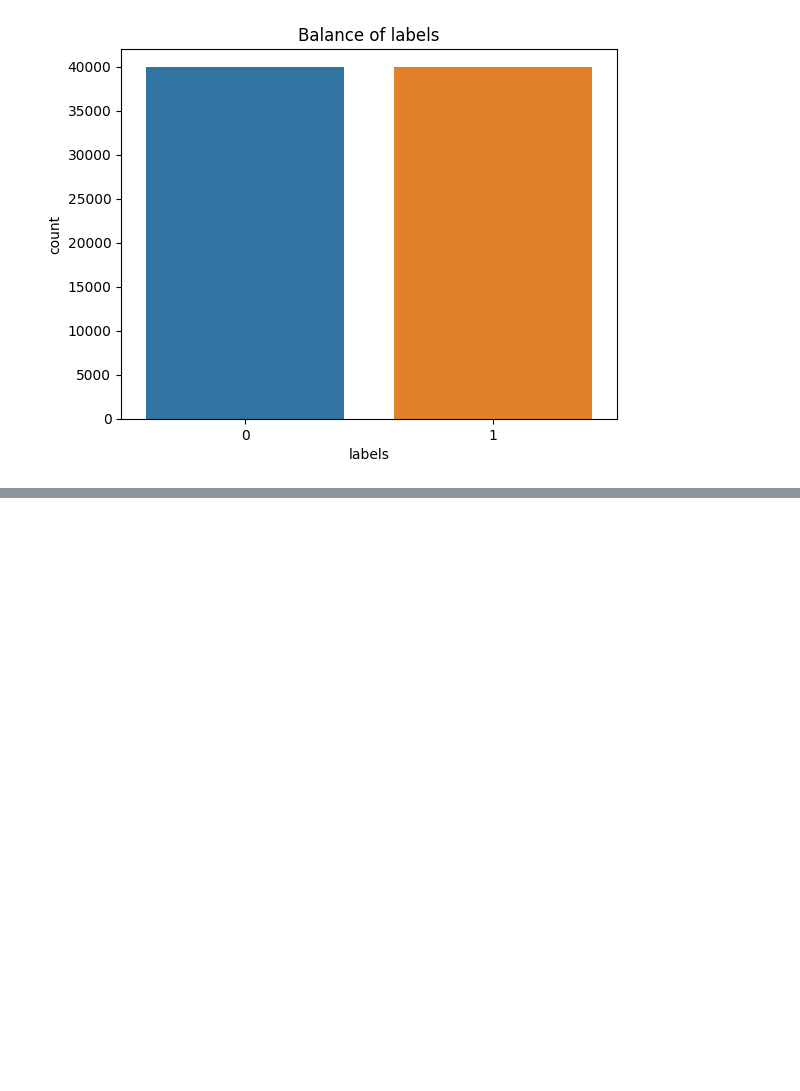
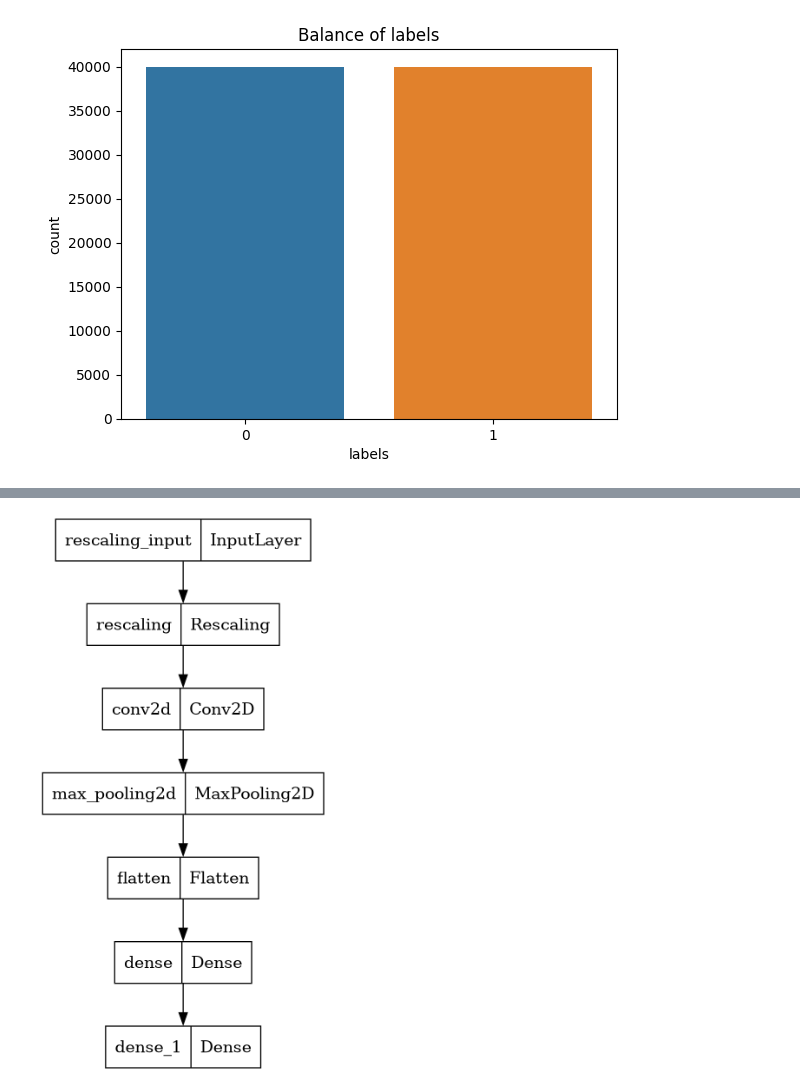
Before and after one commit to Venchislav/Neural-Networks, a Jupyter notebook: CV/cifake-cnn.ipynb, the cells around one changed output, grey strips where cells are left out. Cells and saved outputs as stored; diff of their text form; code cells hidden in the pictures; blank space fills up the shorter version.

```diff
--- a/CV/cifake-cnn.ipynb
+++ b/CV/cifake-cnn.ipynb
@@ -104,0 +112,21 @@ sns.countplot(data=labels_df, x='labels');
+# %%
+layers_ = []
+layers_.append(layers.Rescaling(1./255)) # Normalise pixel values
+layers_.append(layers.Conv2D(32, 3, activation='relu'))
+layers_.append(layers.MaxPooling2D())
+layers_.append(layers.Flatten())
+
+
+layers_.append(layers.Dense(64, activation='relu'))
+layers_.append(layers.Dense(1, activation='sigmoid'))
+
+
+model = tf.keras.Sequential(layers_)
+model.compile(
+  optimizer='adam',
+  loss=tf.keras.losses.BinaryCrossentropy(),
+  metrics=['accuracy', tf.keras.metrics.Precision(), tf.keras.metrics.Recall()])
+
+
+model.build(input_shape=(None, 256, 256, 3))
+model.summary()
@@ -104,0 +151,4 @@ sns.countplot(data=labels_df, x='labels');
+# %%
+tf.keras.utils.plot_model(model)
+# %% [output]
+[figure, added]
```
Also changed, not shown: parts of 12 cells of this notebook.
